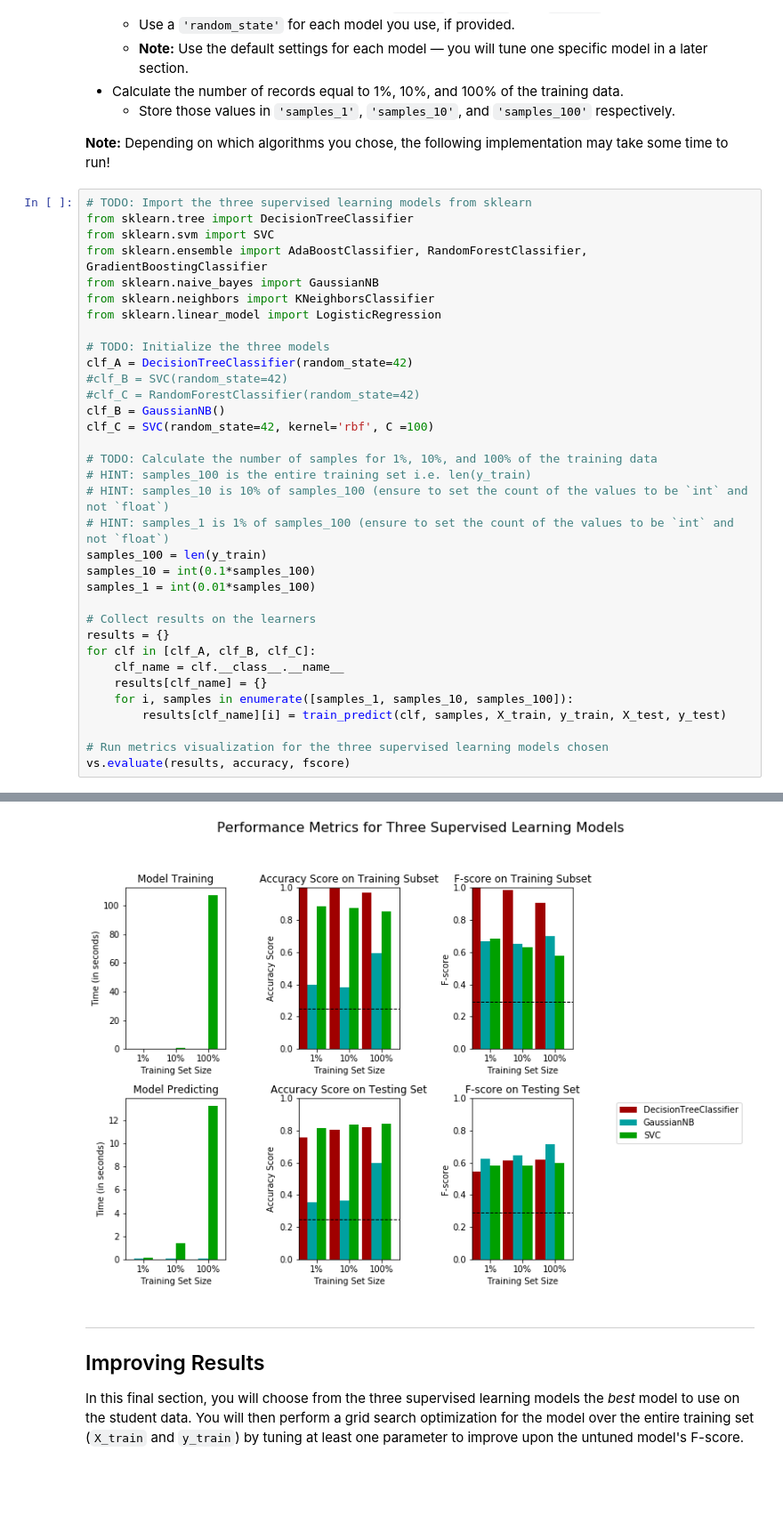
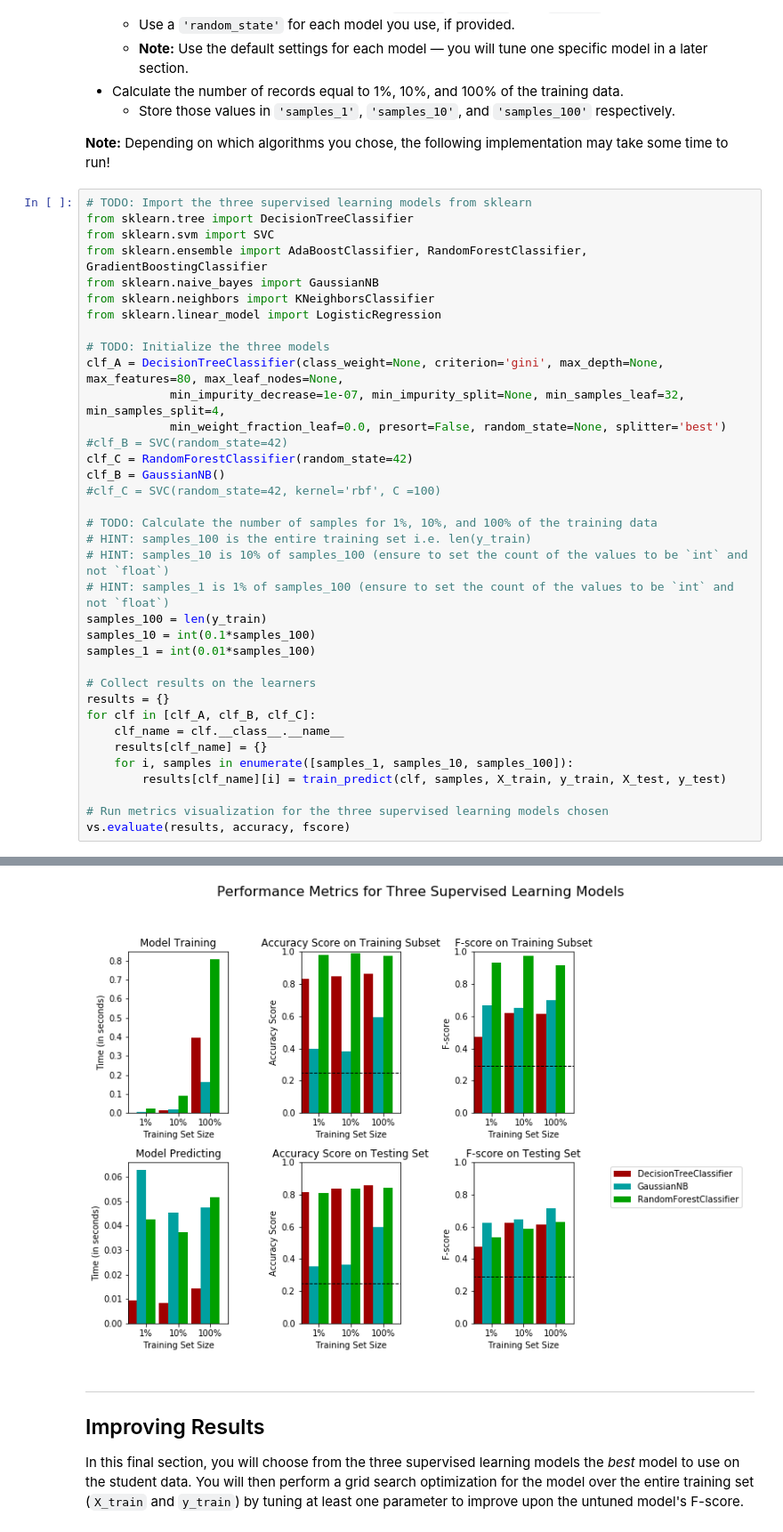
Before and after one commit to cidmedeiros/ml-projects, a Jupyter notebook: projects/finding_donors/finding_donors.ipynb, the cells around one changed output, grey strips where cells are left out. Shown at 89% size. Saved outputs shown, nothing was run; the diff lists cells and outputs as text; blank space fills up the shorter version.

Commit message:
Optmizing the best model

```diff
--- a/projects/finding_donors/finding_donors.ipynb
+++ b/projects/finding_donors/finding_donors.ipynb
@@ -448,11 +448,13 @@ from sklearn.neighbors import KNeighborsClassifier
 from sklearn.linear_model import LogisticRegression
 
 # TODO: Initialize the three models
-clf_A = DecisionTreeClassifier(random_state=42)
+clf_A = DecisionTreeClassifier(class_weight=None, criterion='gini', max_depth=None, max_features=80, max_leaf_nodes=None,
+            min_impurity_decrease=1e-07, min_impurity_split=None, min_samples_leaf=32, min_samples_split=4,
+            min_weight_fraction_leaf=0.0, presort=False, random_state=None, splitter='best')
 #clf_B = SVC(random_state=42)
-#clf_C = RandomForestClassifier(random_state=42)
+clf_C = RandomForestClassifier(random_state=42)
 clf_B = GaussianNB()
-clf_C = SVC(random_state=42, kernel='rbf', C =100)
+#clf_C = SVC(random_state=42, kernel='rbf', C =100)
 
 # TODO: Calculate the number of samples for 1%, 10%, and 100% of the training data
 # HINT: samples_100 is the entire training set i.e. len(y_train)
@@ -485,4 +487,4 @@ SVC trained on 36177 samples.
-[figure, old version]
+[figure, new version]
 # %% [markdown]
 ----
 ## Improving Results
```
Also changed, not shown: parts of 2 cells of this notebook.
